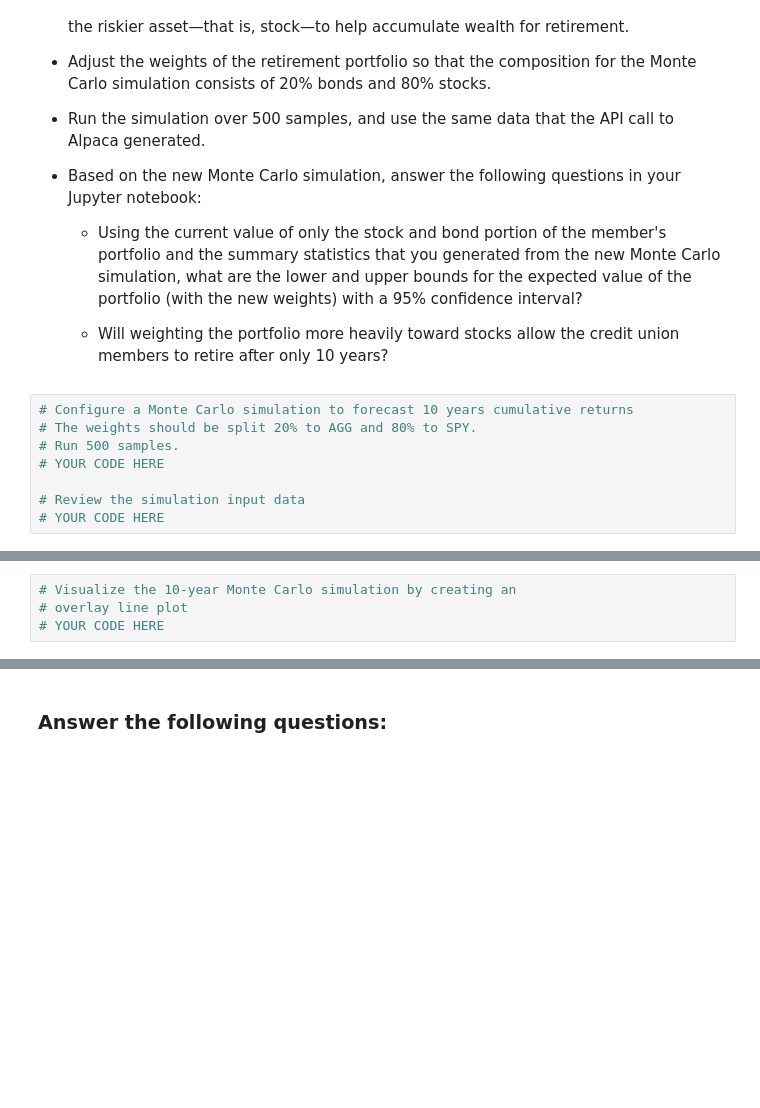
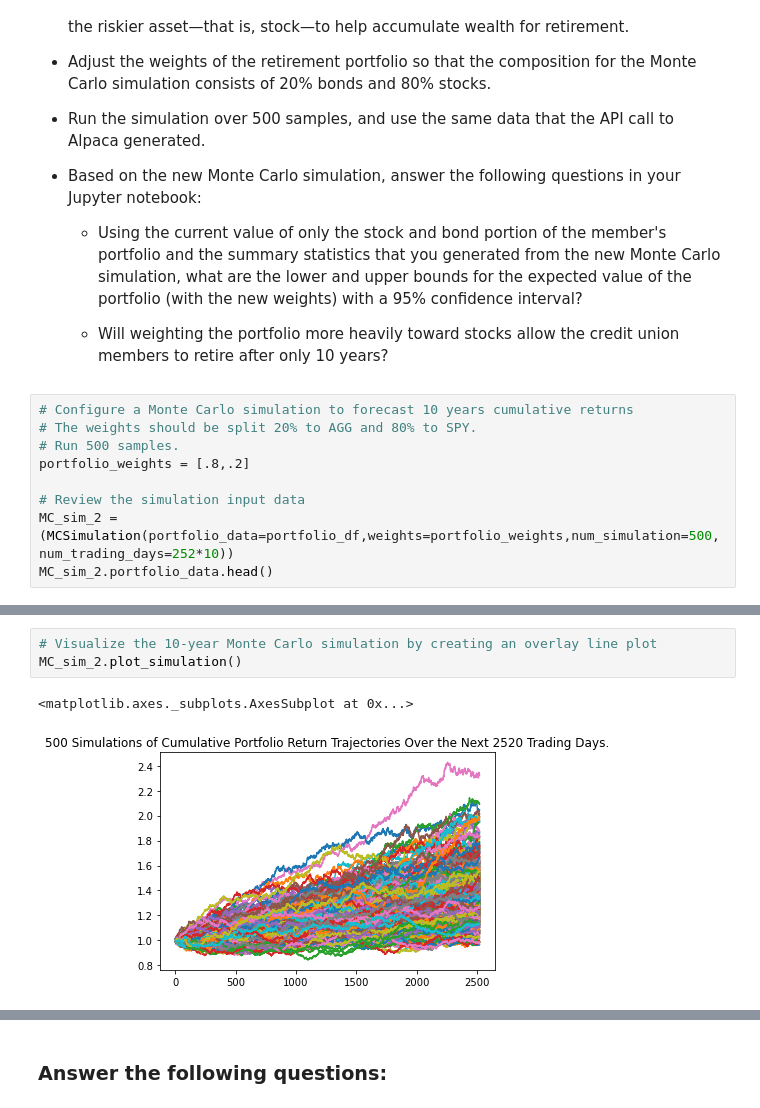
Before and after one commit to billysco/quantitative_financial_planner, a Jupyter notebook: financial_planning_tools.ipynb, the cells around one changed output, grey strips where cells are left out. Drawn from its saved outputs; the diff is of its cells as text; blank space fills up the shorter version.

```diff
--- a/financial_planning_tools.ipynb
+++ b/financial_planning_tools.ipynb
@@ -497,7 +575,8 @@ For this new Monte Carlo simulation, do the following:
 # Configure a Monte Carlo simulation to forecast 10 years cumulative returns
 # The weights should be split 20% to AGG and 80% to SPY.
 # Run 500 samples.
-# YOUR CODE HERE
+portfolio_weights = [.8,.2]
 
 # Review the simulation input data
-# YOUR CODE HERE
+MC_sim_2 = (MCSimulation(portfolio_data=portfolio_df,weights=portfolio_weights,num_simulation=500,num_trading_days=252*10))
+MC_sim_2.portfolio_data.head()
@@ -507,5 +625,7 @@ For this new Monte Carlo simulation, do the following:
 # %%
-# Visualize the 10-year Monte Carlo simulation by creating an
-# overlay line plot
-# YOUR CODE HERE
+# Visualize the 10-year Monte Carlo simulation by creating an overlay line plot
+MC_sim_2.plot_simulation()
+# %% [output]
+<matplotlib.axes._subplots.AxesSubplot at 0x...>
+[figure, added]
 # %%
```
Also changed, not shown: parts of 17 cells of this notebook.
